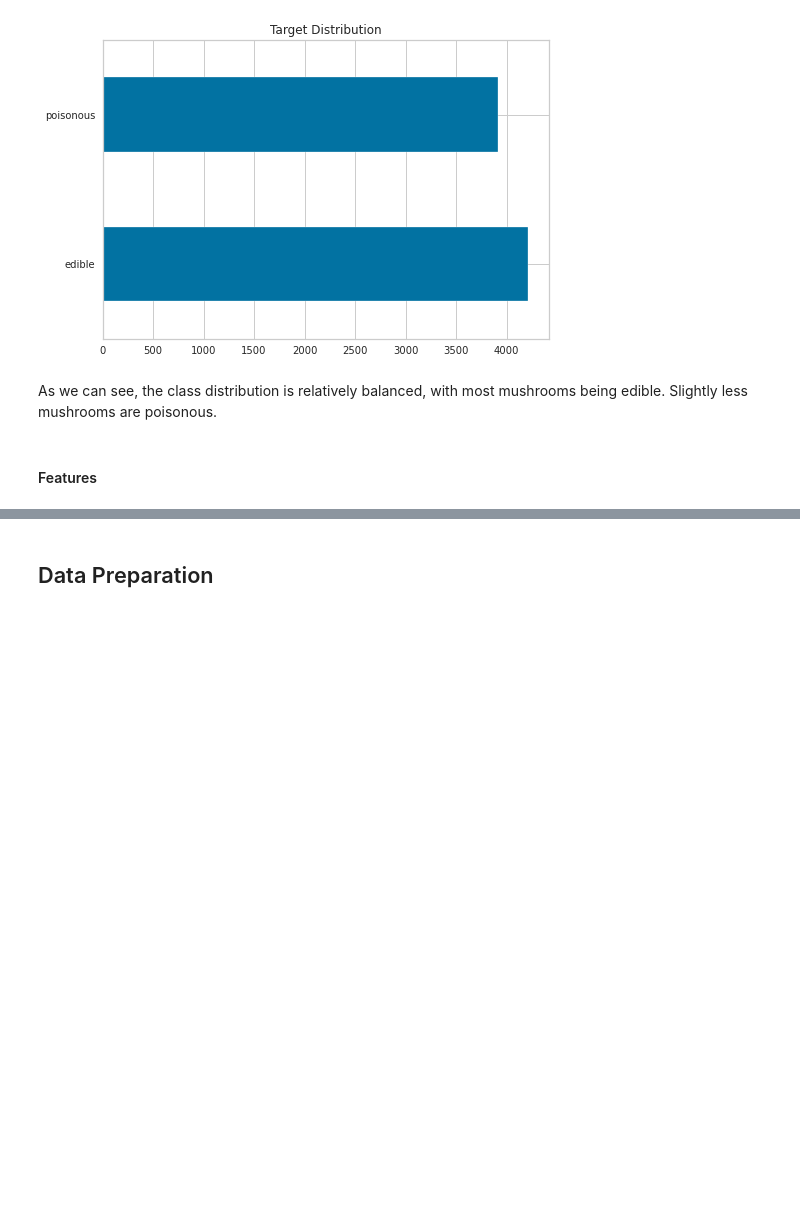
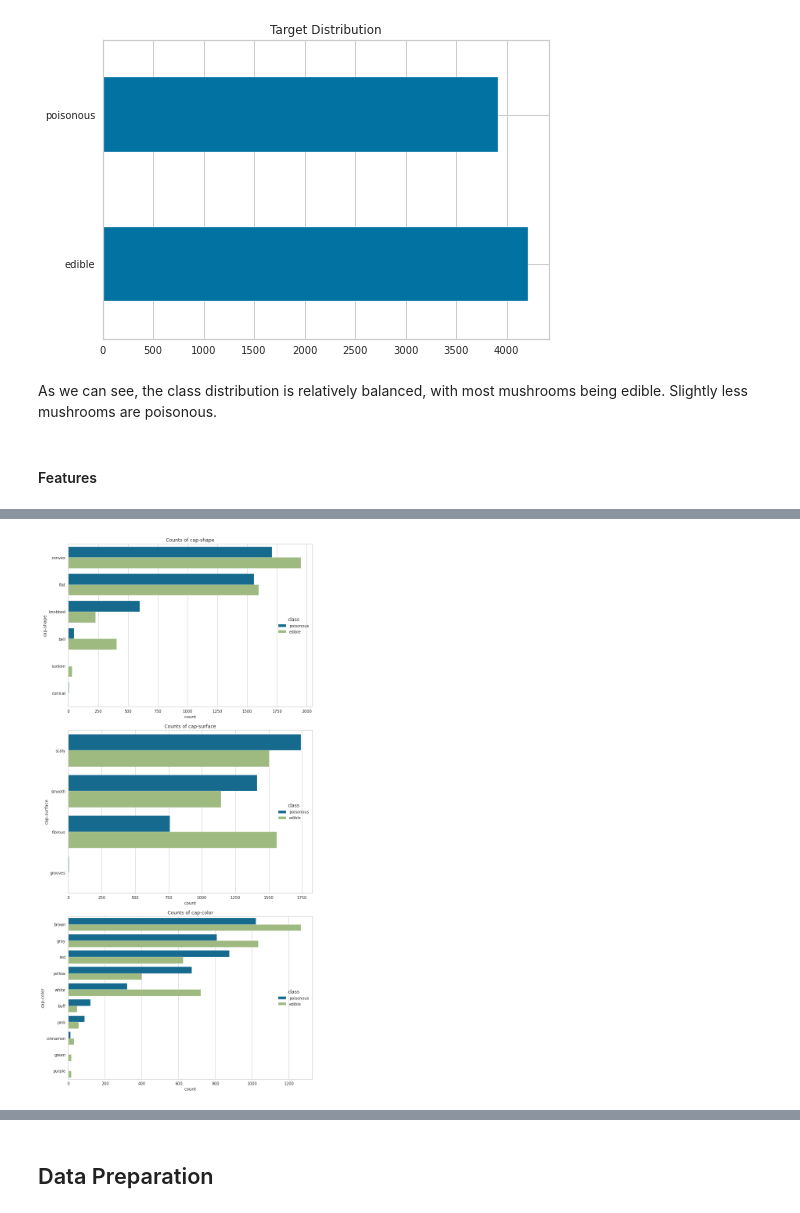
Before and after one commit to Tien-Cheng/AI-and-Machine-Learning--ST1511-, a Jupyter notebook: Assignment 1/classification/mushroom.ipynb, the cells around one changed output, grey strips where cells are left out. Saved outputs shown, nothing was run; the diff lists cells and outputs as text; code cells hidden in the pictures; blank space fills up the shorter version.

```diff
--- a/Assignment 1/classification/mushroom.ipynb
+++ b/Assignment 1/classification/mushroom.ipynb
@@ -247,0 +283,6 @@ fig.show()
+# %%
+cap_features = ['cap-shape', 'cap-surface', 'cap-color']
+fig = cat_plot(mush_eda, cap_features, "class")
+fig.show()
+# %% [output]
+[figure, added]
```
Also changed, not shown: parts of 82 cells of this notebook, 6 other files.
